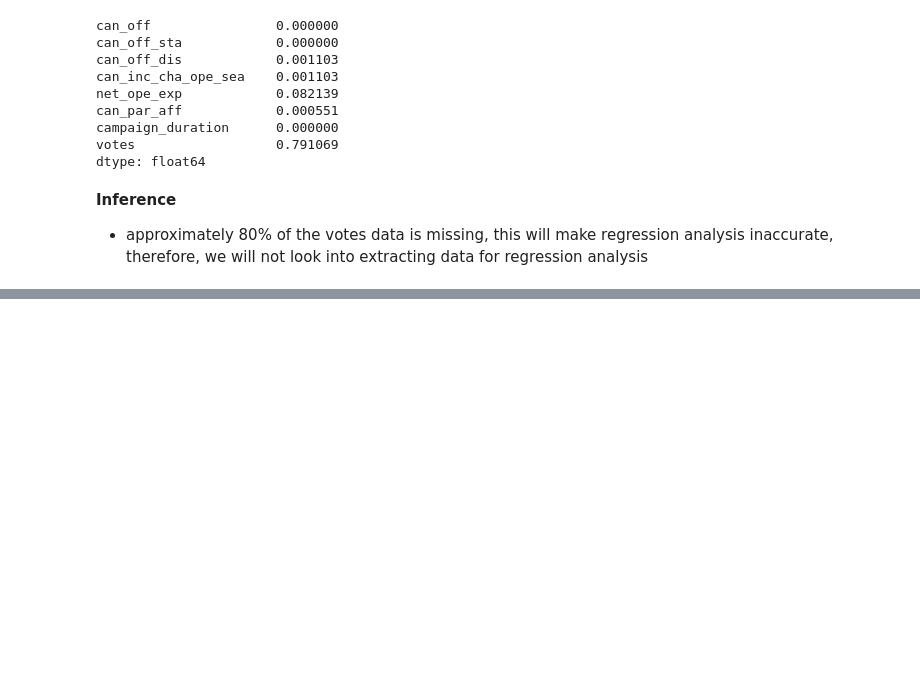
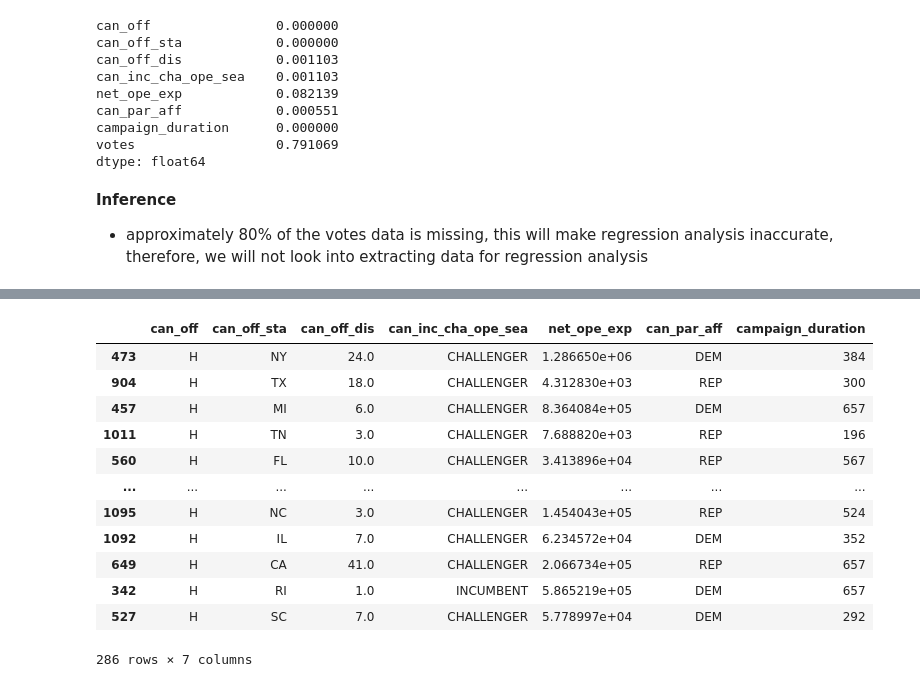
Before and after one commit to josephdickson11/campaign-finance-election-relationship, a Jupyter notebook: campaign-election-notebook.ipynb, the cells around one changed output, grey strips where cells are left out. Cells and saved outputs as stored; diff of their text form; code cells hidden in the pictures; blank space fills up the shorter version.

Commit message:
build pipeline and base model

```diff
--- a/campaign-election-notebook.ipynb
+++ b/campaign-election-notebook.ipynb
@@ -700 +732,8 @@ dtype: float64
+# %%
+Classification_data = Classification_data[Classification_data.can_par_aff != 'PPT']
+# %%
+#make respective dataframes
+H_model_data_cla = Classification_data.loc[Classification_data['can_off'] == 'H']
+P_model_data_cla = Classification_data.loc[Classification_data['can_off'] == 'P']
+S_model_data_cla = Classification_data.loc[Classification_data['can_off'] == 'S']
 # %% [markdown]
@@ -703,0 +743,5 @@ dtype: float64
+# %%
+from sklearn.model_selection import train_test_split
+
+X = H_model_data_cla.iloc[:,:-1]
+y = H_model_data_cla.iloc[:,-1]
@@ -703,0 +775,21 @@ dtype: float64
+# %%
+#divide data into train and test split
+
+
+X_train, X_val, y_train, y_val = train_test_split(X, y, test_size = 0.2, random_state=0)
+# %%
+X_val
+# %% [output]
+|  | can_off | can_off_sta | can_off_dis | can_inc_cha_ope_sea | net_ope_exp | can_par_aff | campaign_duration |
+| 473 | H | NY | 24.0 | CHALLENGER | 1.286650e+06 | DEM | 384 |
+| 904 | H | TX | 18.0 | CHALLENGER | 4.312830e+03 | REP | 300 |
+| 457 | H | MI | 6.0 | CHALLENGER | 8.364084e+05 | DEM | 657 |
+| 1011 | H | TN | 3.0 | CHALLENGER | 7.688820e+03 | REP | 196 |
+| 560 | H | FL | 10.0 | CHALLENGER | 3.413896e+04 | REP | 567 |
+| ... | ... | ... | ... | ... | ... | ... | ... |
+| 1095 | H | NC | 3.0 | CHALLENGER | 1.454043e+05 | REP | 524 |
+| 1092 | H | IL | 7.0 | CHALLENGER | 6.234572e+04 | DEM | 352 |
+| 649 | H | CA | 41.0 | CHALLENGER | 2.066734e+05 | REP | 657 |
+| 342 | H | RI | 1.0 | INCUMBENT | 5.865219e+05 | DEM | 657 |
+| 527 | H | SC | 7.0 | CHALLENGER | 5.778997e+04 | DEM | 292 |
+286 rows × 7 columns
```
Also changed, not shown: parts of 23 cells of this notebook.
